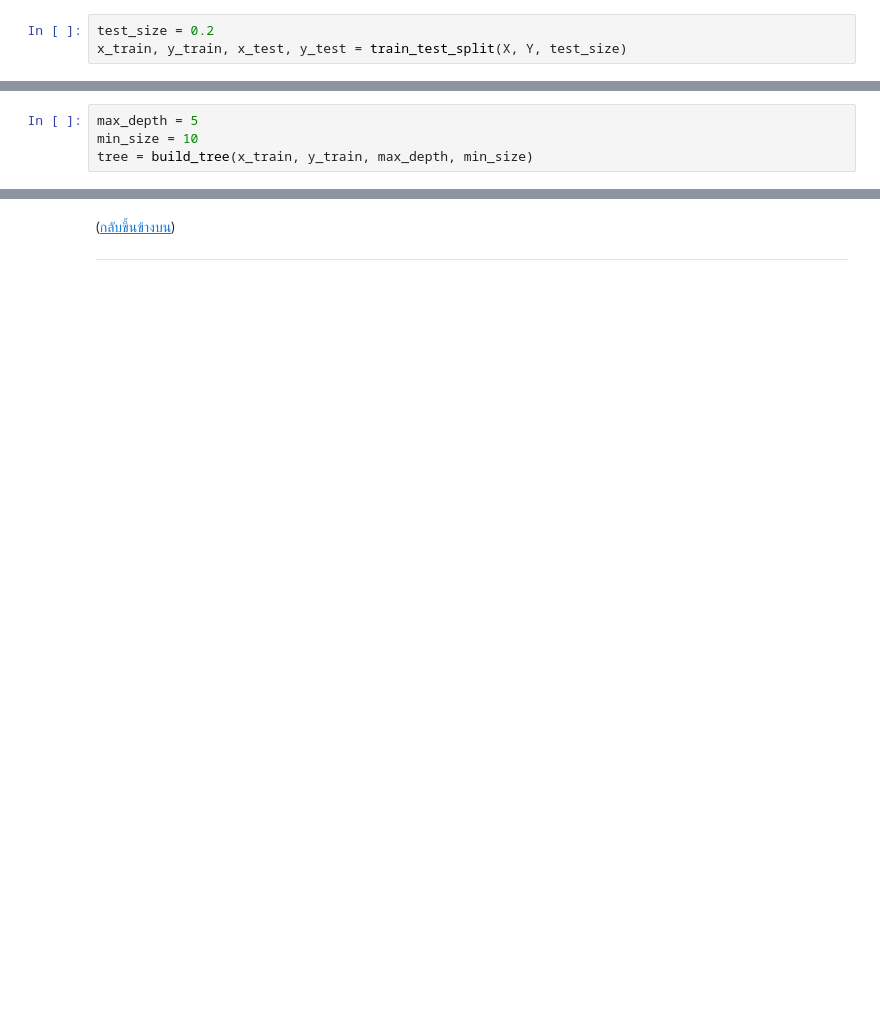
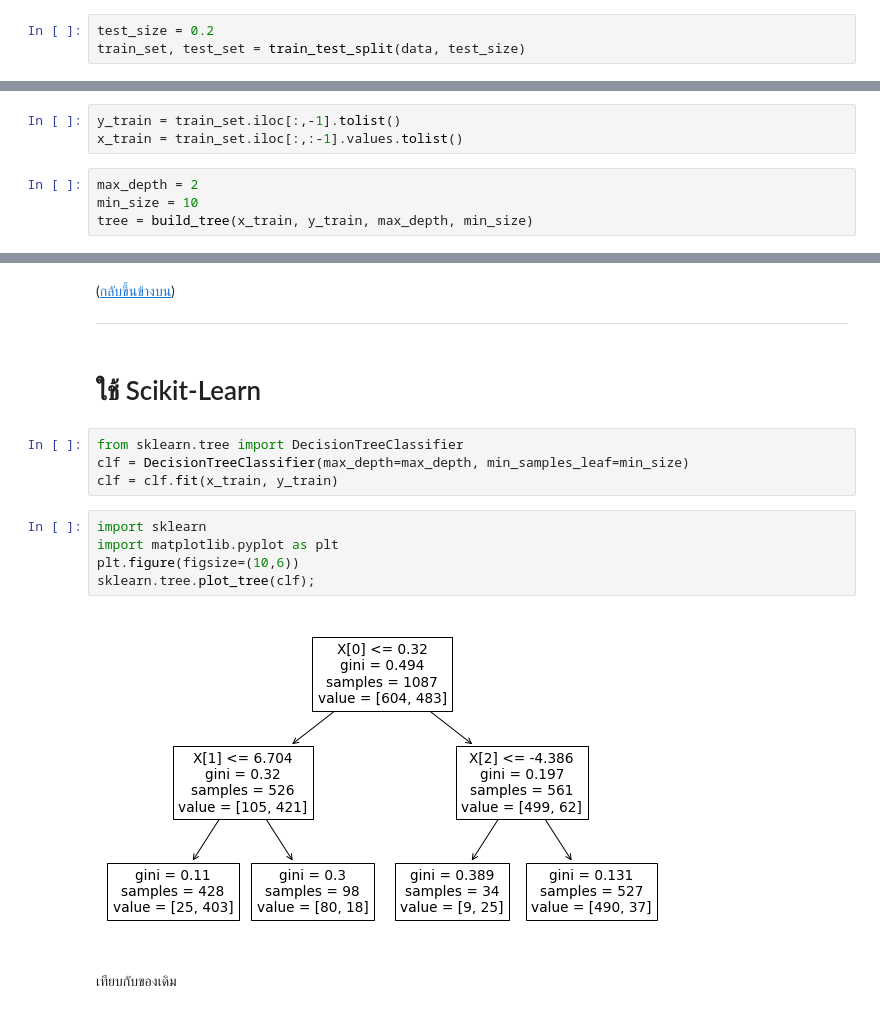
Before and after one commit to sgulyano/ipst_AI_lvl3, a Jupyter notebook: decision_tree_ex_sol.ipynb, the cells around one changed output, grey strips where cells are left out. Cells and saved outputs as stored; diff of their text form; blank space fills up the shorter version.

```diff
--- a/decision_tree_ex_sol.ipynb
+++ b/decision_tree_ex_sol.ipynb
@@ -105,3 +73,3 @@ def train_test_split(X, Y, test_size):
 # %%
 test_size = 0.2
-x_train, y_train, x_test, y_test = train_test_split(X, Y, test_size)
+train_set, test_set = train_test_split(data, test_size)
@@ -436,7 +390,10 @@ Expected=1, Got=1
 # %% [markdown]
 <a id='section_4'></a>
 # 4. การประเมินความแม่นยำของโมเดล
+# %%
+y_train = train_set.iloc[:,-1].tolist()
+x_train = train_set.iloc[:,:-1].values.tolist()
 # %%
-max_depth = 5
+max_depth = 2
 min_size = 10
 tree = build_tree(x_train, y_train, max_depth, min_size)
@@ -531,3 +491,18 @@ F1-scre = 0.944
 ([กลับขึ้นข้างบน](#top))
 
 ----
+# %% [markdown]
+# ใช้ Scikit-Learn
+# %%
+from sklearn.tree import DecisionTreeClassifier
+clf = DecisionTreeClassifier(max_depth=max_depth, min_samples_leaf=min_size)
+clf = clf.fit(x_train, y_train)
+# %%
+import sklearn
+import matplotlib.pyplot as plt
+plt.figure(figsize=(10,6))
+sklearn.tree.plot_tree(clf);
+# %% [output]
+[figure, added]
+# %% [markdown]
+เทียบกับของเดิม
```
Also changed, not shown: parts of 32 cells of this notebook, 5 other files.
